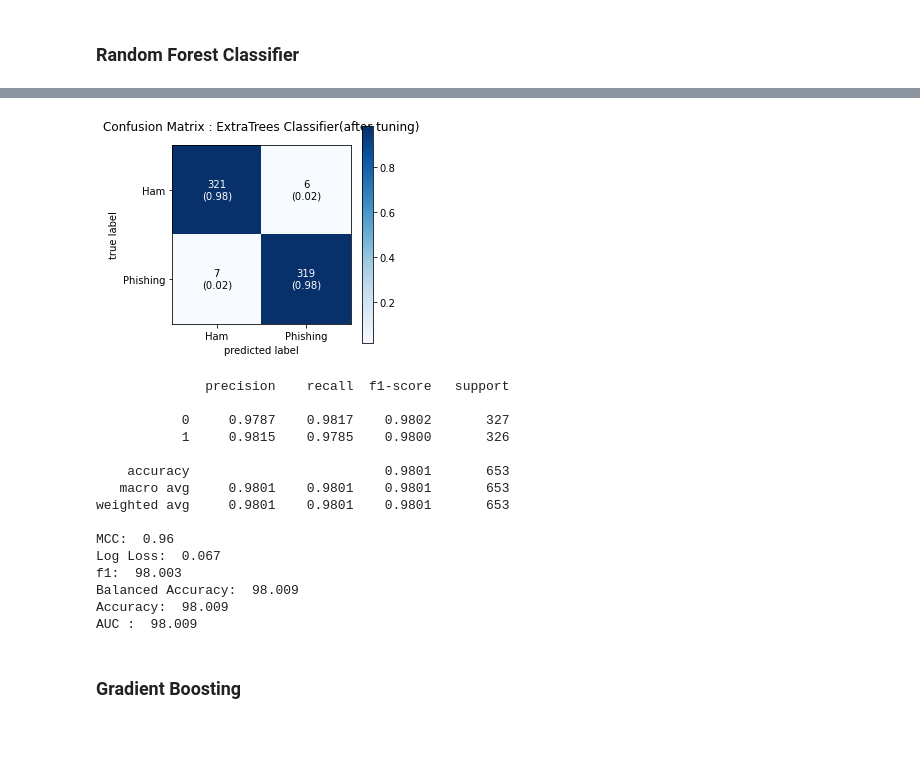
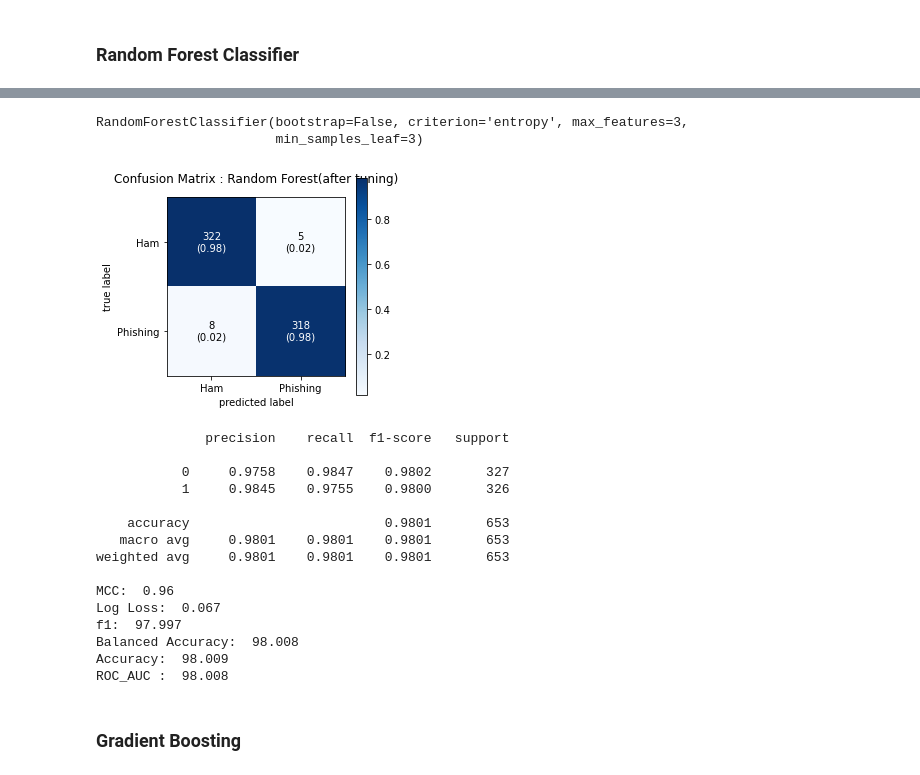
Before and after one commit to Vipin-Singh-Negi/Identify-Phishing-Mail, a Jupyter notebook: (TRIAL)PhishingMailClassifier.ipynb, the cells around one changed output, grey strips where cells are left out. Drawn from its saved outputs; the diff is of its cells as text; code cells hidden in the pictures; blank space fills up the shorter version.

```diff
--- a/(TRIAL)PhishingMailClassifier.ipynb
+++ b/(TRIAL)PhishingMailClassifier.ipynb
@@ -976,16 +930,7 @@ import pandas as pd
 import matplotlib.pyplot as plt
 from sklearn.utils import shuffle
 
-d0 = mails.copy(deep=True)
-dataFrame = shuffle(d0)
-data = dataFrame
-labels = data['Class']
-
-
-# Drop the label feature and store the pixel data in d.
-data = data.drop("Class",axis=1)
-# logger.debug("Data shape = %d",data.shape)
-# logger.debug("Label shape = %d",labels.shape)
+data = mails.copy(deep=True)
 # %%
 # initializing the pca
 from sklearn import decomposition
@@ -1509,21 +1375,20 @@ def training_and_cross_validation(model):
 # %%
-MCC = {}
-LOG_LOSS = {}
-BALANCED_ACCURACY = {}
-ACCURACY = {}
-F1 = {}
-ROC_AUC = {}
-REPORT = {}
-MODEL = []
+
 def show_performance_metrics(model,name,Xtest=X_test):
     predictions = model.predict(Xtest)
 
-    train_predictions = model.predict_proba(Xtest)
-    ll = log_loss(Y_test, train_predictions)
+
+    if name == 'Voting Classifier(hard voting)':
+            ll = 'N/A'
+    else:
+        train_predictions = model.predict_proba(Xtest)
+        ll = log_loss(Y_test, train_predictions)
+        ll = np.round((ll),3)
+
 
     report = classification_report(Y_test, predictions,labels=[0,1],digits=4)
     mcc = np.round(matthews_corrcoef(Y_test,predictions),3)
-    ll = np.round((ll),3)
+
     roc_auc = np.round(roc_auc_score(Y_test, predictions)*100,3)
     accuracy = np.round(accuracy_score(Y_test, predictions)*100,3)
     balanced_accuracy = np.round(balanced_accuracy_score(Y_test, predictions)*100,3)
@@ -1758,5 +1607,7 @@ AUC :  98.162
 # %% [markdown]
 ## Fine tuning selected models
+# %%
+kfold = 10
 # %% [markdown]
 ### ExtraTrees Classifier
 # %%
@@ -1774,7 +1625,7 @@ ex_param_grid = {"max_depth": [None],
               "criterion": ["gini"]}
 
 
-gsExtC = GridSearchCV(ExtC,param_grid = ex_param_grid, cv=kfold, scoring="accuracy", n_jobs= 4, verbose = 1)
+gsExtC = GridSearchCV(ExtC,param_grid = ex_param_grid, cv=kfold, scoring="balanced_accuracy", n_jobs= -1, verbose = 1)
 
 gsExtC.fit(X_train,Y_train)
 
@@ -1847,23 +1700,26 @@ Fitting 10 folds for each of 108 candidates, totalling 1080 fits
 # %%
 # MODEL.append("Random Forest(after tuning)")
-show_performance_metrics(gsRFC,MODEL[-1],X_test)
+print(RFC_best)
+show_performance_metrics(gsRFC,"Random Forest(after tuning)",X_test)
 # %% [output]
+RandomForestClassifier(bootstrap=False, criterion='entropy', max_features=3,
+                       min_samples_leaf=3)
-[figure, old version]
+[figure, new version]
-              precision    recall  f1-score   support
-
-           0     0.9787    0.9817    0.9802       327
-           1     0.9815    0.9785    0.9800       326
-
-    accuracy                         0.9801       653
-   macro avg     0.9801    0.9801    0.9801       653
-weighted avg     0.9801    0.9801    0.9801       653
-
-MCC:  0.96
-Log Loss:  0.067
-f1:  98.003
-Balanced Accuracy:  98.009
-Accuracy:  98.009
-AUC :  98.009
+              precision    recall  f1-score   support
+
+           0     0.9758    0.9847    0.9802       327
+           1     0.9845    0.9755    0.9800       326
+
+    accuracy                         0.9801       653
+   macro avg     0.9801    0.9801    0.9801       653
+weighted avg     0.9801    0.9801    0.9801       653
+
+MCC:  0.96
+Log Loss:  0.067
+f1:  97.997
+Balanced Accuracy:  98.008
+Accuracy:  98.009
+ROC_AUC :  98.008
 # %% [markdown]
 ### Gradient Boosting
 # %%
```
Also changed, not shown: parts of 76 cells of this notebook, 3 other files.
